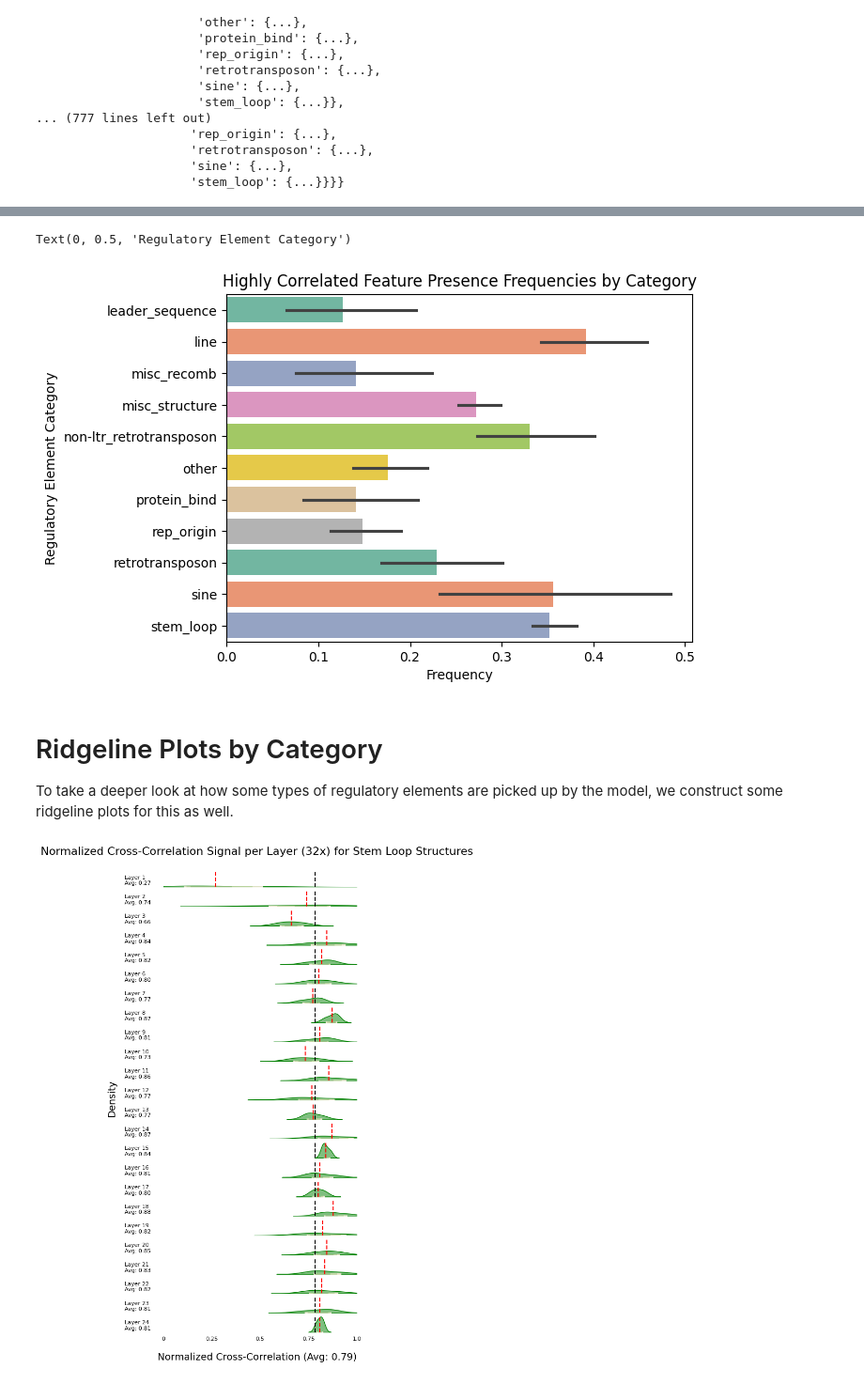
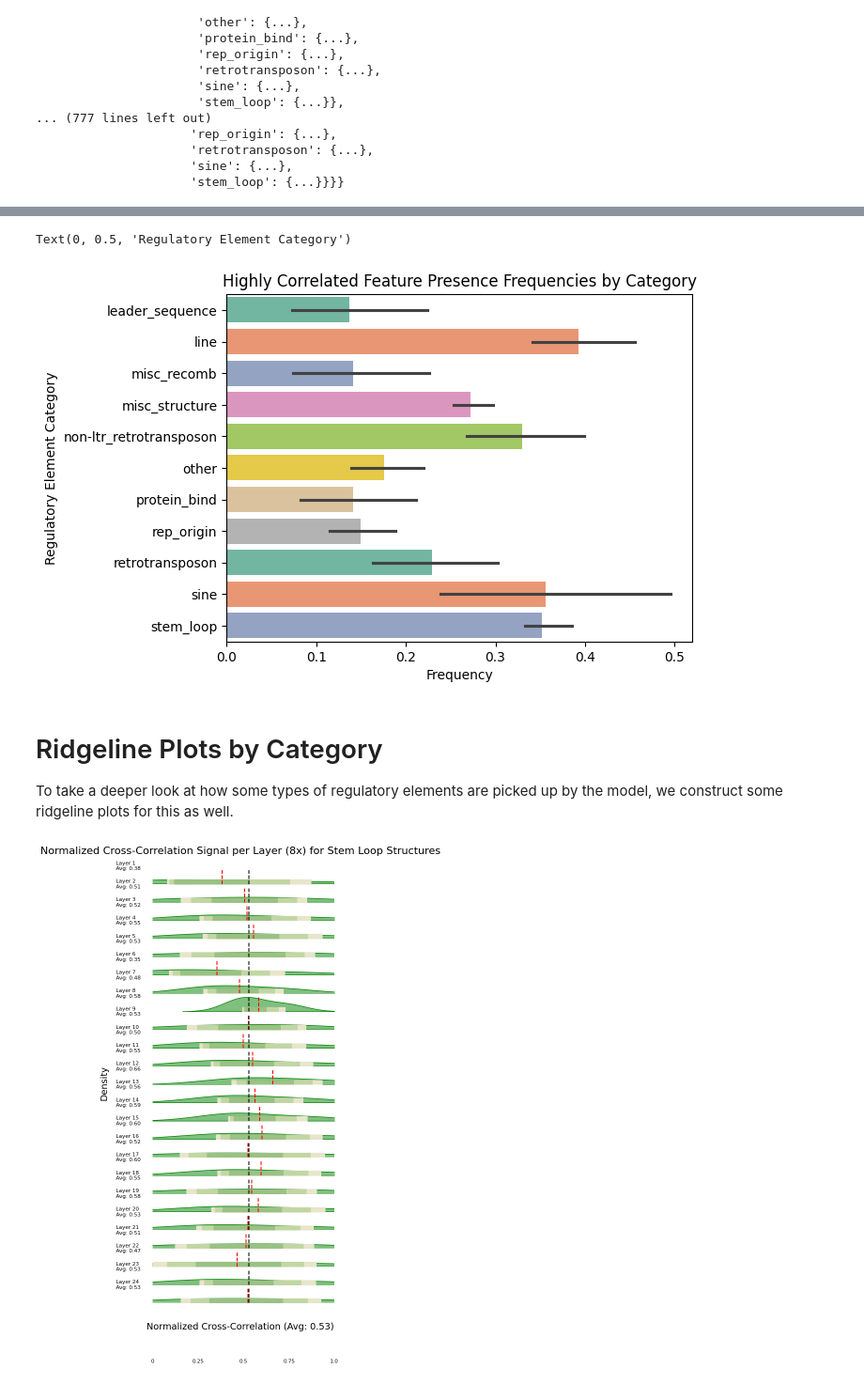
Before and after one commit to ek775/Hidden-State-Genomics, a Jupyter notebook: annotations.ipynb, the cells around one changed output, grey strips where cells are left out. Shown at 94% size. Drawn from its saved outputs; the diff is of its cells as text; code cells hidden in the pictures.

```diff
--- a/annotations.ipynb
+++ b/annotations.ipynb
@@ -336,7 +336,7 @@ for layer in directory["ef8"]:
     blob = bucket.blob(f"regelannotations/ef8/{layer}")
     csv_file = blob.open("r")
     df = pd.read_csv(csv_file)
-    ridgeline_data.append(df["f1_avglag(normxcorr)"])
+    ridgeline_data.append(df["nxf1_mean"])
 
 
 # global mean
@@ -428,7 +428,7 @@ for layer in directory["ef16"]:
     blob = bucket.blob(f"regelannotations/ef16/{layer}")
     csv_file = blob.open("r")
     df = pd.read_csv(csv_file)
-    ridgeline_data.append(df["f1_avglag(normxcorr)"])
+    ridgeline_data.append(df["nxf1_mean"])
 
 
 # global mean
@@ -520,7 +520,7 @@ for layer in directory["ef32"]:
     blob = bucket.blob(f"regelannotations/ef32/{layer}")
     csv_file = blob.open("r")
     df = pd.read_csv(csv_file)
-    ridgeline_data.append(df["f1_avglag(normxcorr)"])
+    ridgeline_data.append(df["nxf1_mean"])
 
 
 # global mean
@@ -798,23 +798,23 @@ plt.xlabel("Frequency")
 plt.ylabel("Regulatory Element Category")
 # %% [output]
 Text(0, 0.5, 'Regulatory Element Category')
-[figure, old version]
+[figure, new version]
 # %% [markdown]
 # Ridgeline Plots by Category
 
 To take a deeper look at how some types of regulatory elements are picked up by the model, we construct some ridgeline plots for this as well.
 # %%
-# ef32 - stem loop NCC
+# ef8 - stem loop NCC
 ridgeline_data = []
-for layer in directory["ef32"]:
-    blob = bucket.blob(f"regelannotations/ef32/{layer}")
+for layer in directory["ef8"]:
+    blob = bucket.blob(f"regelannotations/ef8/{layer}")
     csv_file = blob.open("r")
     df = pd.read_csv(csv_file)
 
     df["label"] = df["track_name"].apply(create_labels)
     df = df[df["label"] == "stem_loop"]
 
-    ridgeline_data.append(df["f1_avglag(normxcorr)"])
+    ridgeline_data.append(df["nxf1_mean"])
 
 
 # global mean
@@ -826,7 +826,7 @@ fig, axs = plt.subplots(nrows=len(ridgeline_data), ncols=1, figsize=(5, 12), sha
 axs = axs.flatten()
 
 fig.suptitle(
-    "Normalized Cross-Correlation Signal per Layer (32x) for Stem Loop Structures",
+    "Normalized Cross-Correlation Signal per Layer (8x) for Stem Loop Structures",
     fontsize=16,
     #fontproperties=fira_sans_semibold,
     y = 0.92
@@ -871,32 +871,32 @@ for i, data in enumerate(ridgeline_data):
     # quantiles
     quantiles = np.percentile(data, [2.5, 10, 25, 75, 90, 97.5])
     quantiles = quantiles.tolist()
 
     # fill space between each pair of quantiles
     for j in range(len(quantiles) - 1):
         axs[i].fill_between(
             [quantiles[j], # lower bound
              quantiles[j+1]], # upper bound
             0, # max y=0
             0.8, # max y=0.8
             color=colors[j]
         )
 
     # x axis scale for last ax
     if i == 23:
         values = [0, 0.25, 0.5, 0.75, 1.0]
         for value in values:
             axs[i].text(
                 value, -10.5,
                 f'{value}',
                 ha='center',
                 fontsize=8
             )
 
     axs[i].set_xlim(0, 1)
     axs[i].set_axis_off()
 
 plt.show()
 # %% [output]
-[figure, old version]
+[figure, new version]
 # %%
```
Also changed, not shown: parts of 10 cells of this notebook.
